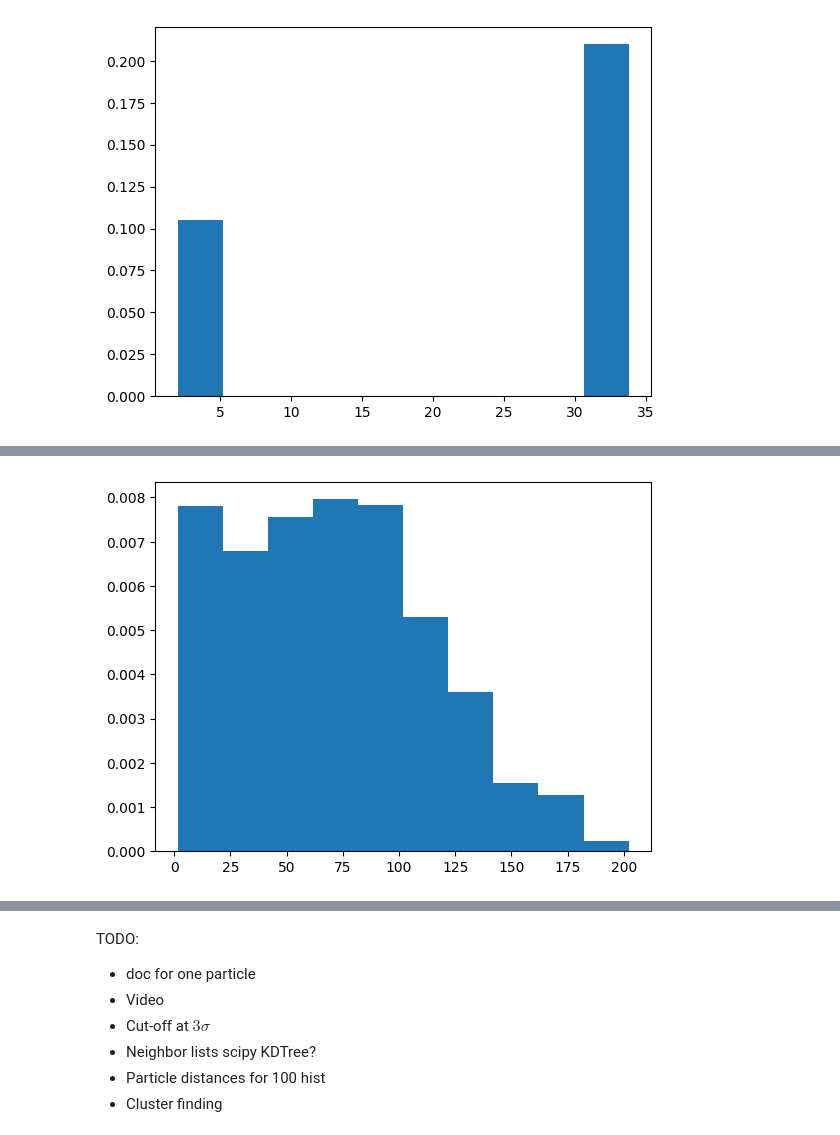
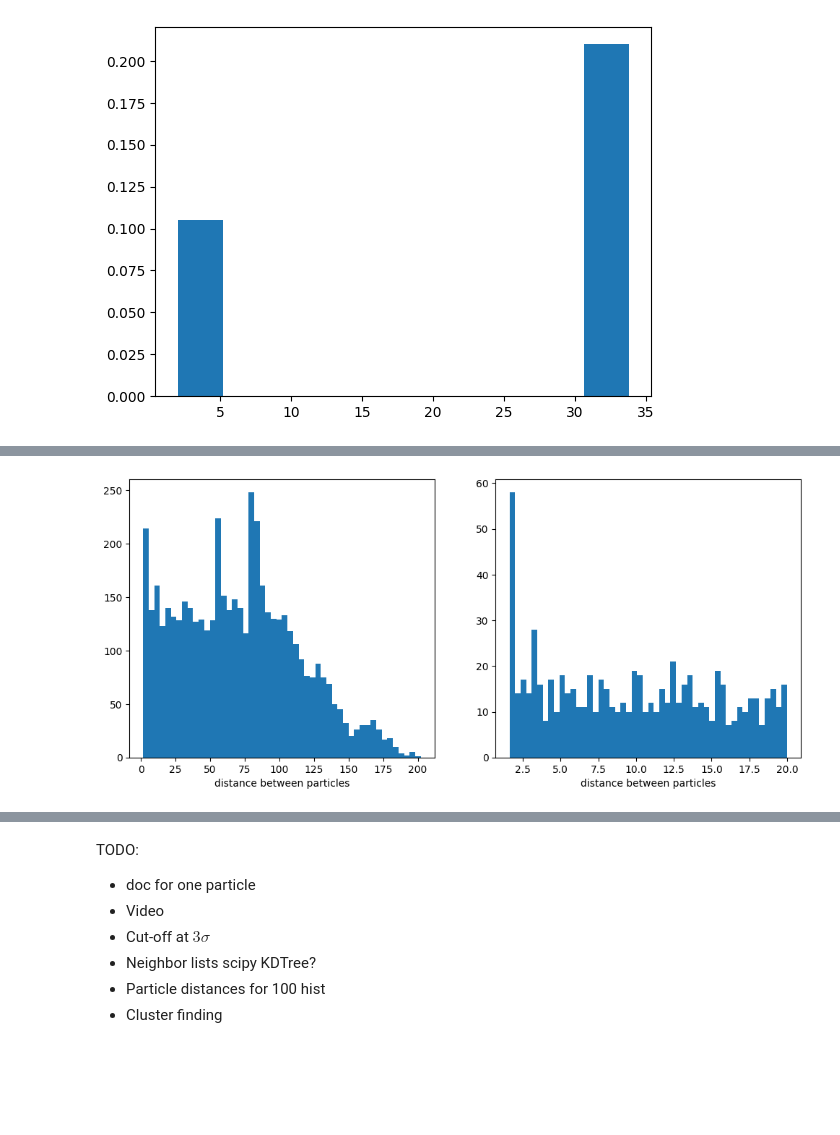
Before and after one commit to dzinty/microswimmers, a Jupyter notebook: many_swimmers_euler.ipynb, the cells around one changed output, grey strips where cells are left out. Drawn from its saved outputs; the diff is of its cells as text; code cells hidden in the pictures; blank space fills up the shorter version.

Commit message:
plots wrapped as functions

```diff
--- a/many_swimmers_euler.ipynb
+++ b/many_swimmers_euler.ipynb
@@ -72,3 +72,17 @@ def plot_state(coords):
     ax.axis('equal');
 
     plt.show()
+# %%
+def plot_dist(sol, threshold, bins):
+    dist = distance_matrix(sol[:][:,-1],sol[:][:,-1])
+    ds = dist[np.triu_indices(N, k = 1)]
+    ds_short = [d for d in ds if d < threshold]
+
+    fig, axs = plt.subplots(1, 2, figsize = (12,5))
+    axs[0].hist(ds, bins = bins,  density=False);
+    axs[1].hist(ds_short, bins = bins,  density=False);
+
+    axs[0].set_xlabel('distance between particles')
+    axs[1].set_xlabel('distance between particles')
+
+    plt.show()
@@ -477,9 +483,7 @@ Rs = Rs_sol[:][]
 # %%
 ps_sol_noisy, Rs_sol_noisy, t_noisy = solver(euler, N, np.array(p0s), np.array(R0s), 0.1, 5000, noise = True)
 # %%
-dist = distance_matrix(Rs_sol_noisy[:][:,-1],Rs_sol_noisy[:][:,-1])
-dist[np.triu_indices(N, k = 1)]
-plt.hist(dist[np.triu_indices(N, k = 1)],  density=True);
+plot_dist(Rs_sol_noisy, 20 * R, 50)
 # %% [output]
-[figure, old version]
+[figure, new version]
 # %%
```
Also changed, not shown: parts of 13 cells of this notebook.
